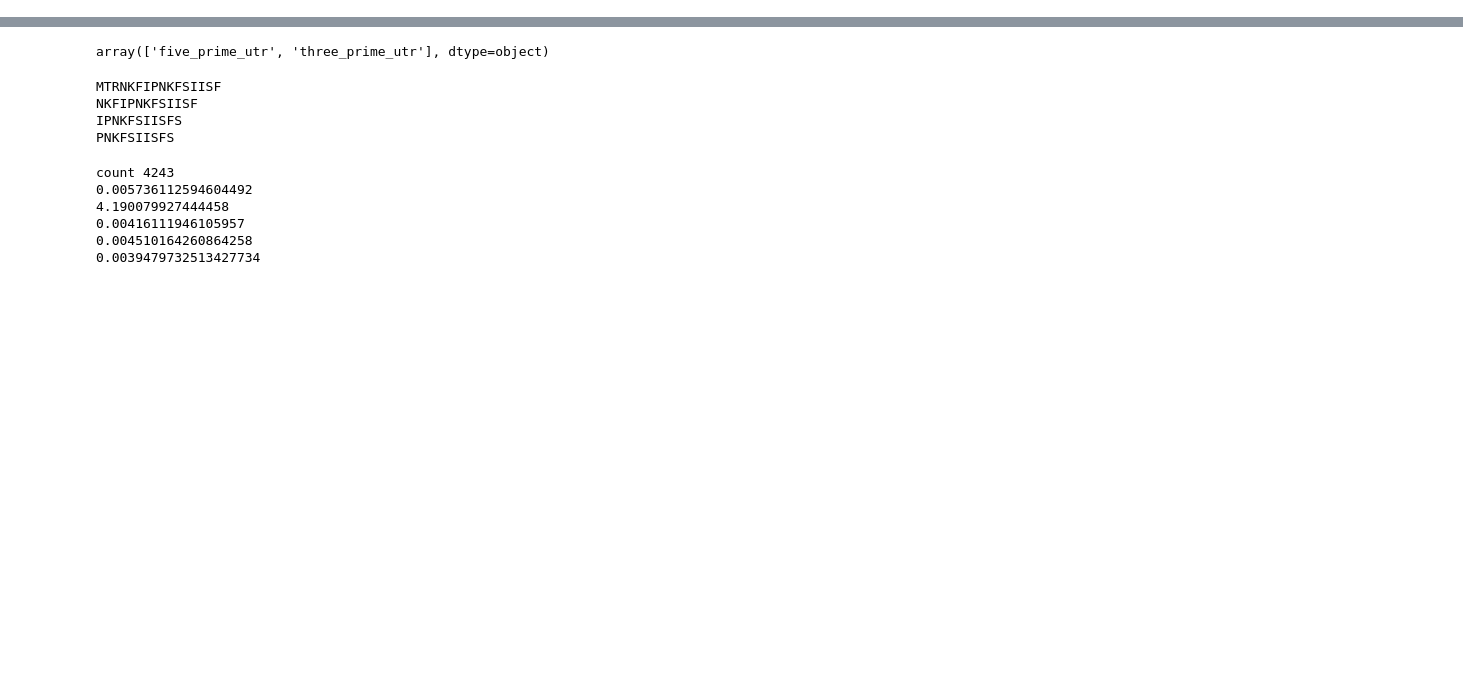
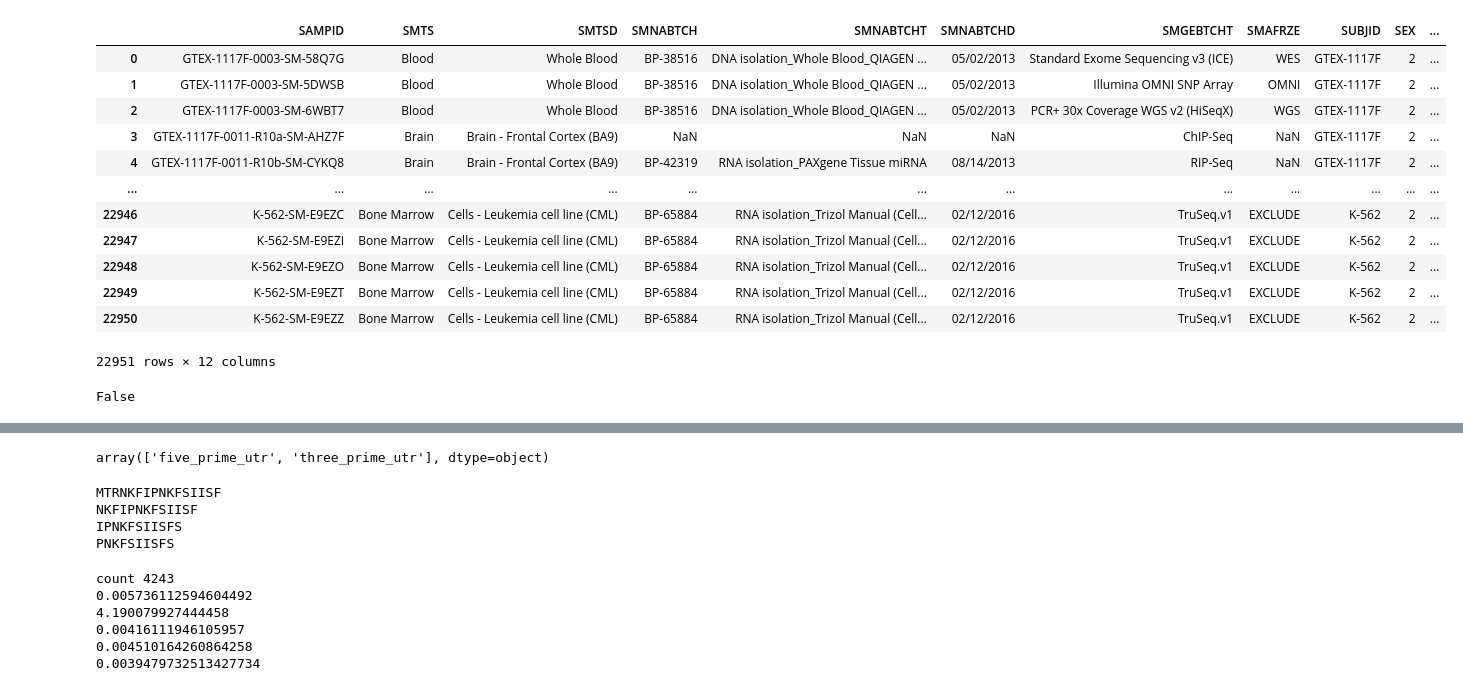
Before and after one commit to deepomicslab/mrnadesign_api, a Jupyter notebook: 00_test.ipynb, the cells around one changed output, grey strips where cells are left out. Drawn from its saved outputs; the diff is of its cells as text; code cells hidden in the pictures; blank space fills up the shorter version.

```diff
--- a/00_test.ipynb
+++ b/00_test.ipynb
@@ -0,0 +32,60 @@
+# %%
+df = pd.read_csv('/home/platform/project/mrnadesign_platform/mrnadesign_api/workspace/mrnadesign_database/isoform_db/raw/gtex/GTEx_Analysis_v8_Annotations_SampleAttributesDS.txt', sep='\t', header=0, encoding='utf-8')
+columns_of_interest = [
+        'SAMPID', 'SMTS', 'SMTSD', 'SMNABTCH',
+        'SMNABTCHT', 'SMNABTCHD', 'SMGEBTCHT', 'SMAFRZE'
+    ]
+
+new_df = df[columns_of_interest]
+
+new_df[new_df['SMAFRZE'] == 'RNASEQ']
+
+
+
+
+df2 = pd.read_csv('/home/platform/project/mrnadesign_platform/mrnadesign_api/workspace/mrnadesign_database/isoform_db/raw/gtex/GTEx_Analysis_v8_Annotations_SubjectPhenotypesDS.txt', sep='\t', header=0, encoding='utf-8')
+df2
+
+def merge_filtered_and_annotation(filtered_df, annotation_df):
+    merged_data = []
+
+    # Iterate over annotation DataFrame rows
+    for _, annotation_row in annotation_df.iterrows():
+        subj_id = annotation_row['SUBJID']
+        # Find matching rows in filtered DataFrame
+        matching_rows = filtered_df[filtered_df['SAMPID'].str.contains(subj_id)]
+
+        # Combine data from matching rows
+        for _, filtered_row in matching_rows.iterrows():
+            combined_row = filtered_row.to_dict()
+            combined_row.update({
+                'SUBJID': annotation_row['SUBJID'],
+                'SEX': annotation_row['SEX'],
+                'AGE': annotation_row['AGE'],
+                'DTHHRDY': annotation_row['DTHHRDY']
+            })
+            merged_data.append(combined_row)
+
+    return pd.DataFrame(merged_data)
+
+
+merged_df = merge_filtered_and_annotation(new_df, df2)
+merged_df
+# %% [output]
+|  | SAMPID | SMTS | SMTSD | SMNABTCH | SMNABTCHT | SMNABTCHD | SMGEBTCHT | SMAFRZE | SUBJID | SEX | ... |
+| 0 | GTEX-1117F-0003-SM-58Q7G | Blood | Whole Blood | BP-38516 | DNA isolation_Whole Blood_QIAGEN ... | 05/02/2013 | Standard Exome Sequencing v3 (ICE) | WES | GTEX-1117F | 2 | ... |
+| 1 | GTEX-1117F-0003-SM-5DWSB | Blood | Whole Blood | BP-38516 | DNA isolation_Whole Blood_QIAGEN ... | 05/02/2013 | Illumina OMNI SNP Array | OMNI | GTEX-1117F | 2 | ... |
+| 2 | GTEX-1117F-0003-SM-6WBT7 | Blood | Whole Blood | BP-38516 | DNA isolation_Whole Blood_QIAGEN ... | 05/02/2013 | PCR+ 30x Coverage WGS v2 (HiSeqX) | WGS | GTEX-1117F | 2 | ... |
+| 3 | GTEX-1117F-0011-R10a-SM-AHZ7F | Brain | Brain - Frontal Cortex (BA9) | NaN | NaN | NaN | ChIP-Seq | NaN | GTEX-1117F | 2 | ... |
+| 4 | GTEX-1117F-0011-R10b-SM-CYKQ8 | Brain | Brain - Frontal Cortex (BA9) | BP-42319 | RNA isolation_PAXgene Tissue miRNA | 08/14/2013 | RIP-Seq | NaN | GTEX-1117F | 2 | ... |
+| ... | ... | ... | ... | ... | ... | ... | ... | ... | ... | ... | ... |
+| 22946 | K-562-SM-E9EZC | Bone Marrow | Cells - Leukemia cell line (CML) | BP-65884 | RNA isolation_Trizol Manual (Cell... | 02/12/2016 | TruSeq.v1 | EXCLUDE | K-562 | 2 | ... |
+| 22947 | K-562-SM-E9EZI | Bone Marrow | Cells - Leukemia cell line (CML) | BP-65884 | RNA isolation_Trizol Manual (Cell... | 02/12/2016 | TruSeq.v1 | EXCLUDE | K-562 | 2 | ... |
+| 22948 | K-562-SM-E9EZO | Bone Marrow | Cells - Leukemia cell line (CML) | BP-65884 | RNA isolation_Trizol Manual (Cell... | 02/12/2016 | TruSeq.v1 | EXCLUDE | K-562 | 2 | ... |
+| 22949 | K-562-SM-E9EZT | Bone Marrow | Cells - Leukemia cell line (CML) | BP-65884 | RNA isolation_Trizol Manual (Cell... | 02/12/2016 | TruSeq.v1 | EXCLUDE | K-562 | 2 | ... |
+| 22950 | K-562-SM-E9EZZ | Bone Marrow | Cells - Leukemia cell line (CML) | BP-65884 | RNA isolation_Trizol Manual (Cell... | 02/12/2016 | TruSeq.v1 | EXCLUDE | K-562 | 2 | ... |
+22951 rows × 12 columns
+# %%
+Datasets.objects.filter(name='Bone Marrow').exists()
+# %% [output]
+False
```
Also changed, not shown: parts of 5 cells of this notebook, 45 other files.
